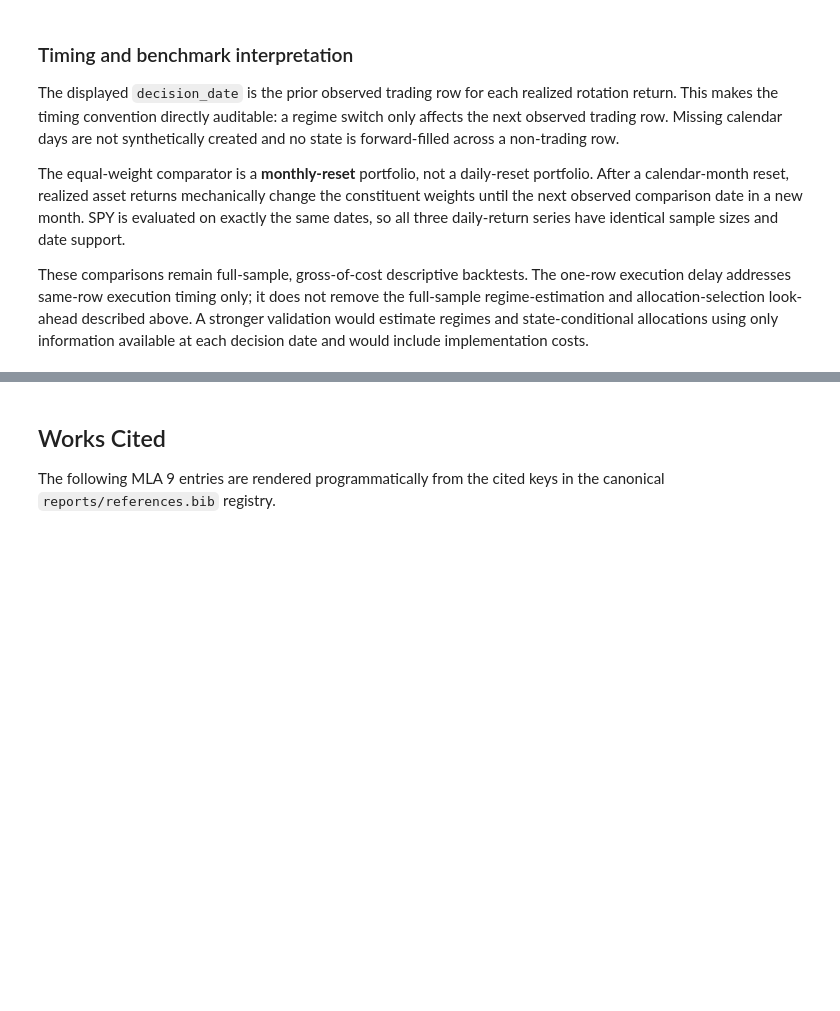
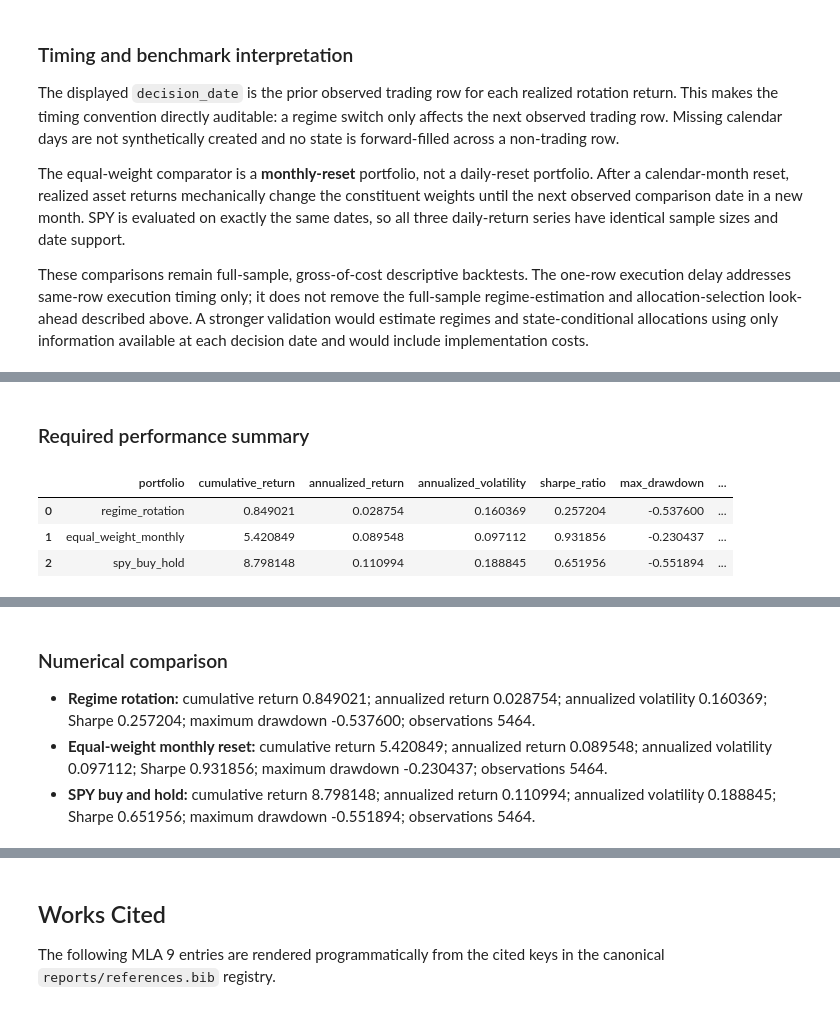
Before and after one commit to SergejSchweizer/vix-regime-allocation, a Jupyter notebook: notebooks/gwp2_vix_regime_allocation.ipynb, the cells around one changed output, grey strips where cells are left out. Cells and saved outputs as stored; diff of their text form; code cells hidden in the pictures; blank space fills up the shorter version.

Commit message:
PR-41 — Notebook Step5 metrics + cumulative comparison

```diff
--- a/notebooks/gwp2_vix_regime_allocation.ipynb
+++ b/notebooks/gwp2_vix_regime_allocation.ipynb
@@ -942,0 +989,44 @@ These comparisons remain full-sample, gross-of-cost descriptive backtests. The o
+# %%
+from vix_regime_allocation.backtest_plot import plot_cumulative_performance
+from vix_regime_allocation.backtest_summary import build_performance_summary
+
+if Path.cwd().name == "notebooks":
+    repo_root_step5 = Path.cwd().resolve().parent
+else:
+    repo_root_step5 = Path.cwd().resolve()
+daily_path = repo_root_step5 / "reports/tables/step5_daily_returns.csv"
+summary_path = repo_root_step5 / "reports/tables/step5_performance_summary.csv"
+figure_path = repo_root_step5 / "reports/figures/step5_cumulative_performance.png"
+
+step5_daily = pd.read_csv(daily_path, parse_dates=["Date"]).set_index("Date")
+step5_daily.index = pd.DatetimeIndex(step5_daily.index, name="Date")
+performance_summary = build_performance_summary(step5_daily)
+summary_path.parent.mkdir(parents=True, exist_ok=True)
+performance_summary.to_csv(summary_path, index=False)
+plot_cumulative_performance(step5_daily, figure_path)
+
+display(Markdown("### Required performance summary"))
+display(performance_summary)
+display(Markdown(f"![Cumulative performance comparison]({figure_path.as_posix()})"))
+
+rows = performance_summary.set_index("portfolio")
+lines = []
+for portfolio, label in [
+    ("regime_rotation", "Regime rotation"),
+    ("equal_weight_monthly", "Equal-weight monthly reset"),
+    ("spy_buy_hold", "SPY buy and hold"),
+]:
+    row = rows.loc[portfolio]
+    lines.append(
+        f"- **{label}:** cumulative return {row['cumulative_return']:.6f}; "
+        f"annualized return {row['annualized_return']:.6f}; annualized volatility "
+        f"{row['annualized_volatility']:.6f}; Sharpe {row['sharpe_ratio']:.6f}; "
+        f"maximum drawdown {row['max_drawdown']:.6f}; observations {int(row['observations'])}."
+    )
+display(Markdown("### Numerical comparison\n" + "\n".join(lines)))
+# %% [output]
+### Required performance summary
+|  | portfolio | cumulative_return | annualized_return | annualized_volatility | sharpe_ratio | max_drawdown | ... |
+| 0 | regime_rotation | 0.849021 | 0.028754 | 0.160369 | 0.257204 | -0.537600 | ... |
+| 1 | equal_weight_monthly | 5.420849 | 0.089548 | 0.097112 | 0.931856 | -0.230437 | ... |
+| 2 | spy_buy_hold | 8.798148 | 0.110994 | 0.188845 | 0.651956 | -0.551894 | ... |
@@ -942,0 +1034,4 @@ These comparisons remain full-sample, gross-of-cost descriptive backtests. The o
+### Numerical comparison
+- **Regime rotation:** cumulative return 0.849021; annualized return 0.028754; annualized volatility 0.160369; Sharpe 0.257204; maximum drawdown -0.537600; observations 5464.
+- **Equal-weight monthly reset:** cumulative return 5.420849; annualized return 0.089548; annualized volatility 0.097112; Sharpe 0.931856; maximum drawdown -0.230437; observations 5464.
+- **SPY buy and hold:** cumulative return 8.798148; annualized return 0.110994; annualized volatility 0.188845; Sharpe 0.651956; maximum drawdown -0.551894; observations 5464.
```
Also changed, not shown: parts of 3 cells of this notebook, 7 other files.
